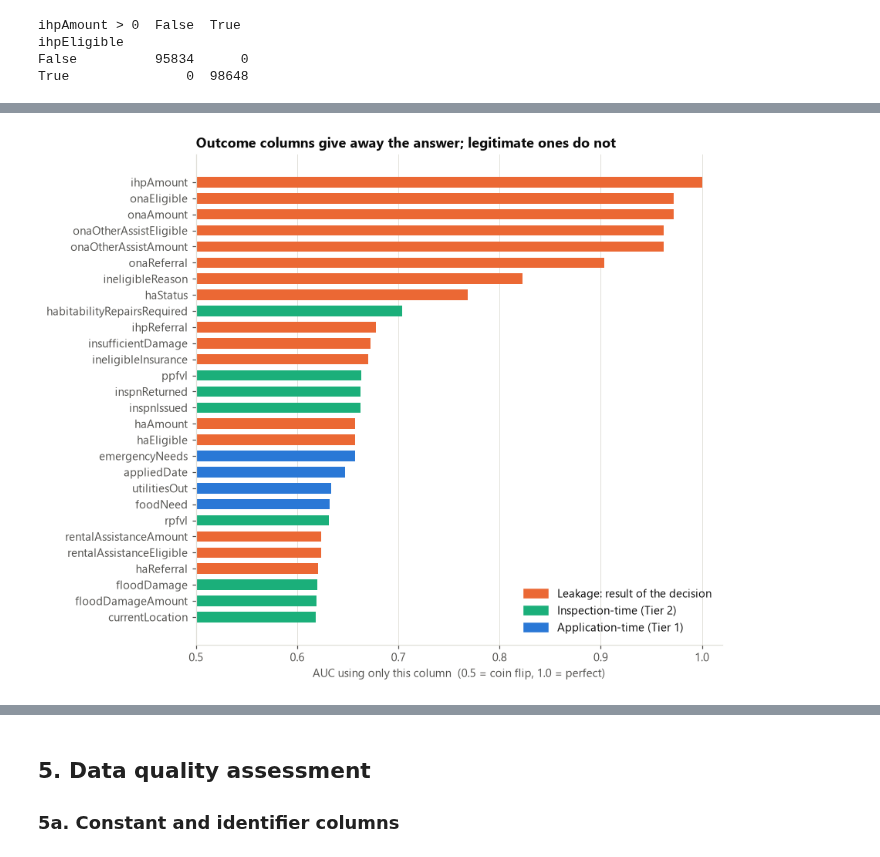
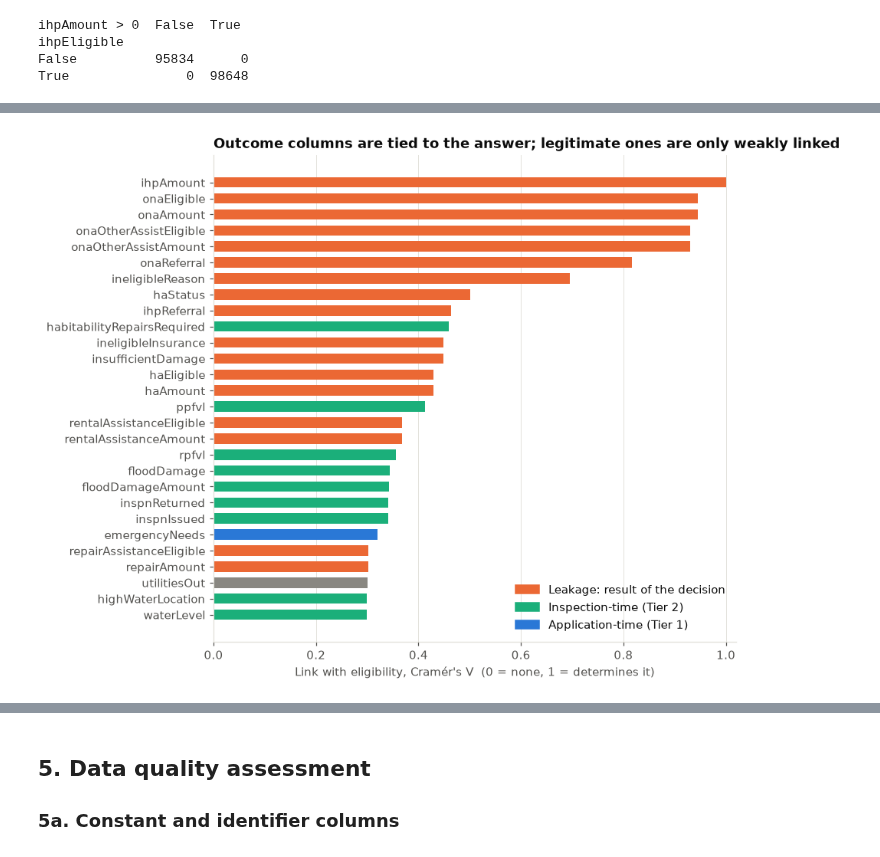
Before and after one commit to DanielG0798/fema-assistance-prediction, a Jupyter notebook: notebooks/eda/01_initial_eda.ipynb, the cells around one changed output, grey strips where cells are left out. Drawn from its saved outputs; the diff is of its cells as text; code cells hidden in the pictures.

```diff
--- a/notebooks/eda/01_initial_eda.ipynb
+++ b/notebooks/eda/01_initial_eda.ipynb
@@ -43,14 +226,14 @@ AQUA = "#1baf7a"
 - **Quality warning from FEMA:** this is raw operational data (NEMIS) and "subject to a small percentage of human error".
 - **Citation:** FEMA. *OpenFEMA Dataset: Individuals and Households Program – Valid Registrations v2.* https://www.fema.gov/openfema-data-page/individuals-and-households-program-valid-registrations-v2
 # %%
-raw = load_ian_lee()          # cached after the first call
-check_roles(raw.columns)      # every column must have a documented role (see src/utils/columns.py)
+raw = load_data()
+check_roles(raw.columns)      # every column must have a documented role (see Section 4)
 
 applied = pd.to_datetime(raw["appliedDate"], utc=True).dt.tz_localize(None)
 print(f"{raw.shape[0]:,} rows x {raw.shape[1]} columns")
 print(f"Applications received {applied.min().date()} to {applied.max().date()}")
 print(f"Requirement check -> rows >= 1,000: {raw.shape[0] >= 1000} | features >= 10: {len(APPLICATION_FEATURES) >= 10}")
-raw.head(3).T.head(20)
+raw.head(5).iloc[:, :10]
 # %% [output]
 194,482 rows x 100 columns
 Applications received 2022-09-27 to 2023-01-12
@@ -202,18 +360,16 @@ leakage            43  1.000   0.540
 # %%
-top = auc.head(28).iloc[::-1]
+top = assoc.head(28).iloc[::-1]
 colors = top["role"].map({"leakage": ORANGE, "application": BLUE, "inspection": AQUA}).fillna(GRAY)
 
 fig, ax = plt.subplots(figsize=(8, 7.5))
-ax.barh(top.index, top["auc"] - 0.5, left=0.5, color=colors, height=0.65)
-ax.axvline(0.5, color=GRAY, lw=1)
-ax.set_xlim(0.5, 1.02)
-ax.set_xlabel("AUC using only this column  (0.5 = coin flip, 1.0 = perfect)")
+ax.barh(top.index, top["cramers_v"], color=colors, height=0.65)
+ax.set_xlim(0, 1.02)
+ax.set_xlabel("Link with eligibility, Cramér's V  (0 = none, 1 = determines it)")
 ax.grid(axis="y", visible=False)
-from matplotlib.patches import Patch
 ax.legend(handles=[Patch(color=ORANGE, label="Leakage: result of the decision"),
                    Patch(color=AQUA, label="Inspection-time (Tier 2)"),
                    Patch(color=BLUE, label="Application-time (Tier 1)")], loc="lower right")
-ax.set_title("Outcome columns give away the answer; legitimate ones do not")
-save_fig("leakage_auc"); plt.show()
+ax.set_title("Outcome columns are tied to the answer; legitimate ones are only weakly linked")
+save_fig("leakage_association"); plt.show()
 # %% [output]
-[figure, old version]
+[figure, new version]
```
Also changed, not shown: parts of 55 cells of this notebook, 5 other files.
